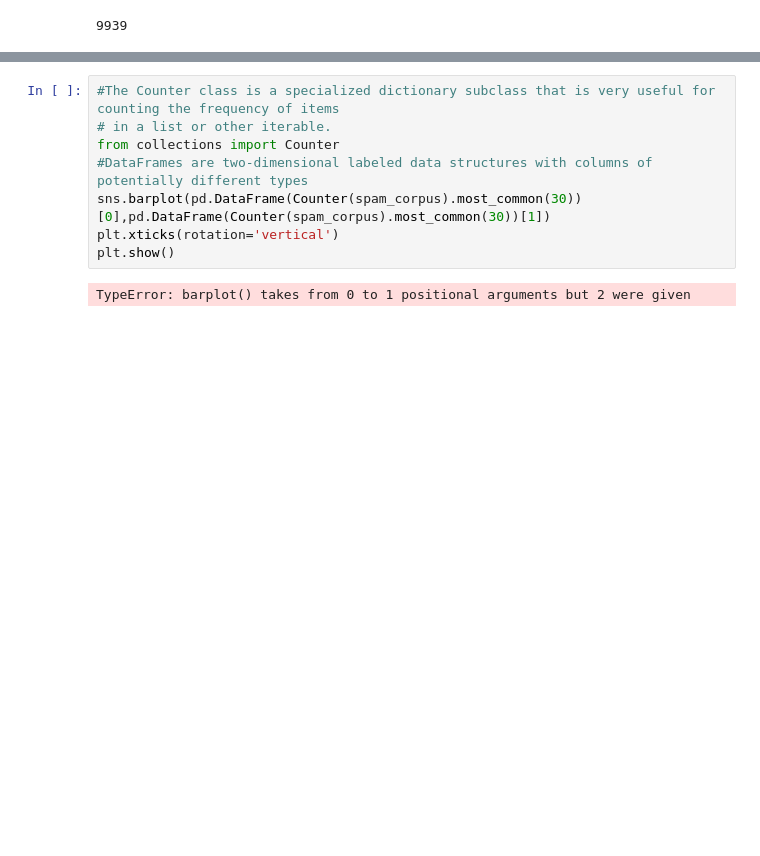
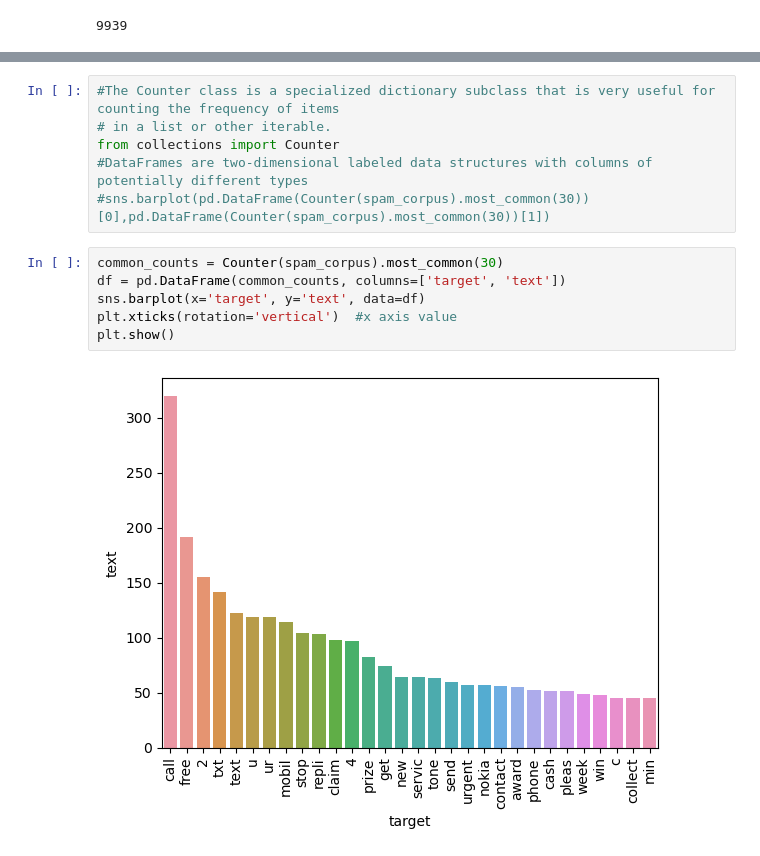
Before and after one commit to heenaf/SpamMailClassifier, a Jupyter notebook: Spam-email-project.ipynb, the cells around one changed output, grey strips where cells are left out. Cells and saved outputs as stored; diff of their text form; blank space fills up the shorter version.

Commit message:
Text Processing Completed

```diff
--- a/Spam-email-project.ipynb
+++ b/Spam-email-project.ipynb
@@ -408,8 +415,12 @@ len(spam_corpus)
 # in a list or other iterable.
 from collections import Counter
 #DataFrames are two-dimensional labeled data structures with columns of potentially different types
-sns.barplot(pd.DataFrame(Counter(spam_corpus).most_common(30))[0],pd.DataFrame(Counter(spam_corpus).most_common(30))[1])
-plt.xticks(rotation='vertical')
-plt.show()
+#sns.barplot(pd.DataFrame(Counter(spam_corpus).most_common(30))[0],pd.DataFrame(Counter(spam_corpus).most_common(30))[1])
-# %% [output]
-TypeError: barplot() takes from 0 to 1 positional arguments but 2 were given
+# %%
+common_counts = Counter(spam_corpus).most_common(30)
+df = pd.DataFrame(common_counts, columns=['target', 'text'])
+sns.barplot(x='target', y='text', data=df)
+plt.xticks(rotation='vertical')  #x axis value
+plt.show()
+# %% [output]
+[figure, added]
```
Also changed, not shown: parts of 23 cells of this notebook.
